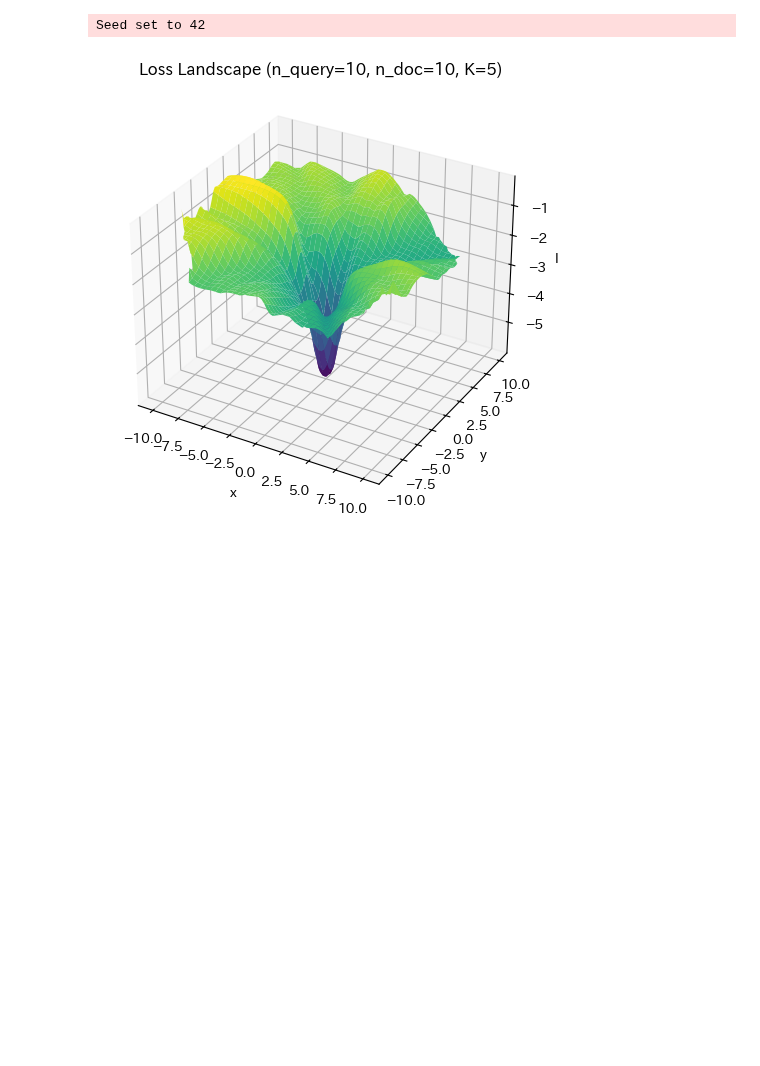
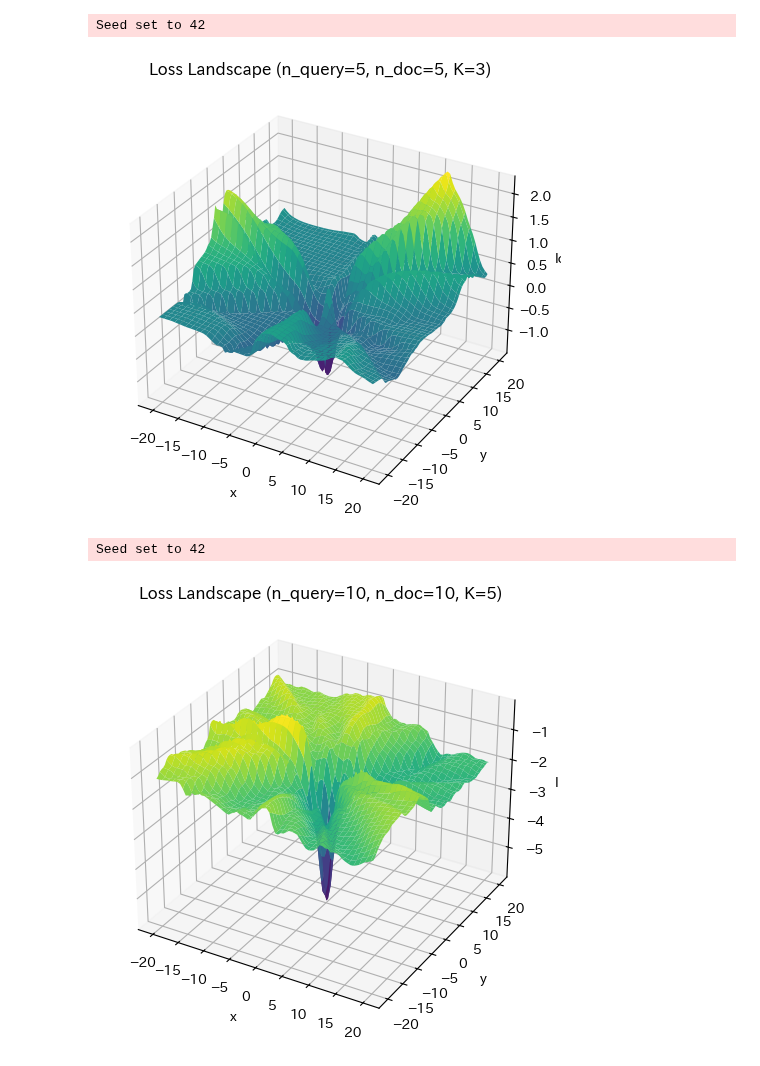
Before and after one commit to tubo213/nsw-with-optimal-transport, a Jupyter notebook: notebook/visualize_loss_landscape.ipynb, the cells around one changed output. Drawn from its saved outputs; the diff is of its cells as text; code cells hidden in the pictures; blank space fills up the shorter version.

```diff
--- a/notebook/visualize_loss_landscape.ipynb
+++ b/notebook/visualize_loss_landscape.ipynb
@@ -188,6 +209,11 @@ def visualize_loss_landscape(
+# %%
+visualize_loss_landscape(n_query=5, n_doc=5, K=3, interval=20)
+# %% [output]
+Seed set to 42
+[figure, added]
 # %%
-visualize_loss_landscape(n_query=10, n_doc=10, K=5)
+visualize_loss_landscape(n_query=10, n_doc=10, K=5, interval=20)
 # %% [output]
 Seed set to 42
-[figure, old version]
+[figure, new version]
 # %%
```
Also changed, not shown: parts of 5 cells of this notebook.
